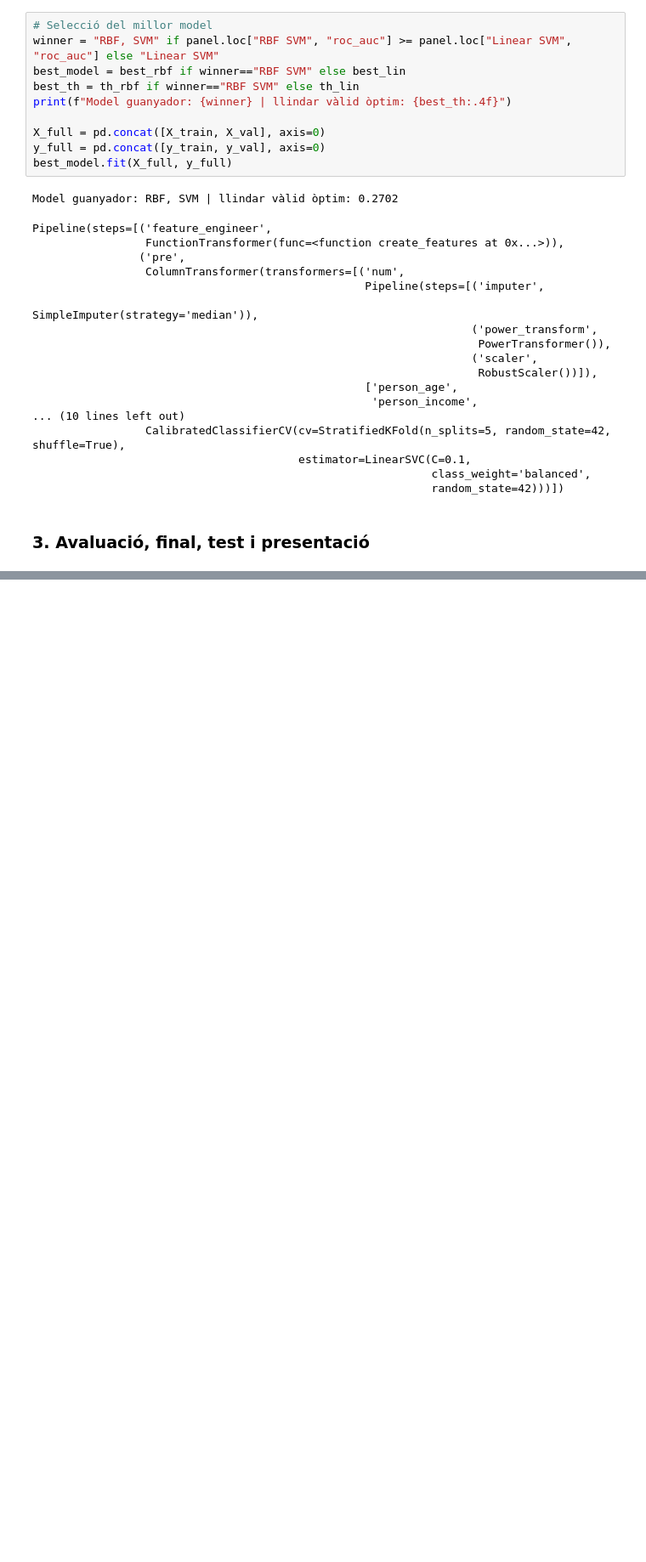
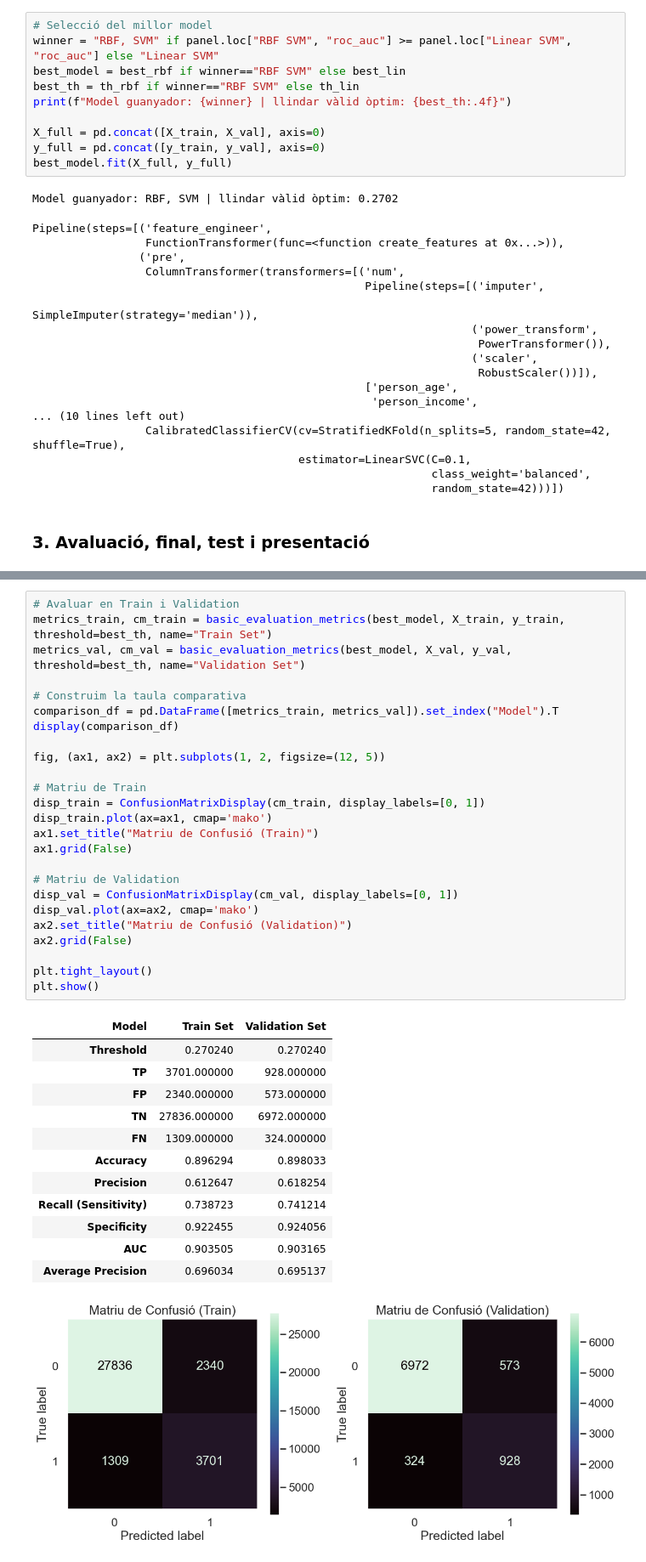
Before and after one commit to adrijuse395/ML-Proyecto2, a Jupyter notebook: projecte2-ml.ipynb, the cells around one changed output, grey strips where cells are left out. Shown at 85% size. Drawn from its saved outputs; the diff is of its cells as text; blank space fills up the shorter version.

Commit message:
Análisis del modelo con mètricas bàsicas

```diff
--- a/projecte2-ml.ipynb
+++ b/projecte2-ml.ipynb
@@ -580,0 +660,39 @@ Pipeline(steps=[('feature_engineer',
+# %%
+# Avaluar en Train i Validation
+metrics_train, cm_train = basic_evaluation_metrics(best_model, X_train, y_train, threshold=best_th, name="Train Set")
+metrics_val, cm_val = basic_evaluation_metrics(best_model, X_val, y_val, threshold=best_th, name="Validation Set")
+
+# Construim la taula comparativa
+comparison_df = pd.DataFrame([metrics_train, metrics_val]).set_index("Model").T
+display(comparison_df)
+
+fig, (ax1, ax2) = plt.subplots(1, 2, figsize=(12, 5))
+
+# Matriu de Train
+disp_train = ConfusionMatrixDisplay(cm_train, display_labels=[0, 1])
+disp_train.plot(ax=ax1, cmap='mako')
+ax1.set_title("Matriu de Confusió (Train)")
+ax1.grid(False)
+
+# Matriu de Validation
+disp_val = ConfusionMatrixDisplay(cm_val, display_labels=[0, 1])
+disp_val.plot(ax=ax2, cmap='mako')
+ax2.set_title("Matriu de Confusió (Validation)")
+ax2.grid(False)
+
+plt.tight_layout()
+plt.show()
+# %% [output]
+| Model | Train Set | Validation Set |
+| Threshold | 0.270240 | 0.270240 |
+| TP | 3701.000000 | 928.000000 |
+| FP | 2340.000000 | 573.000000 |
+| TN | 27836.000000 | 6972.000000 |
+| FN | 1309.000000 | 324.000000 |
+| Accuracy | 0.896294 | 0.898033 |
+| Precision | 0.612647 | 0.618254 |
+| Recall (Sensitivity) | 0.738723 | 0.741214 |
+| Specificity | 0.922455 | 0.924056 |
+| AUC | 0.903505 | 0.903165 |
+| Average Precision | 0.696034 | 0.695137 |
+[figure, added]
```
Also changed, not shown: parts of 17 cells of this notebook.
